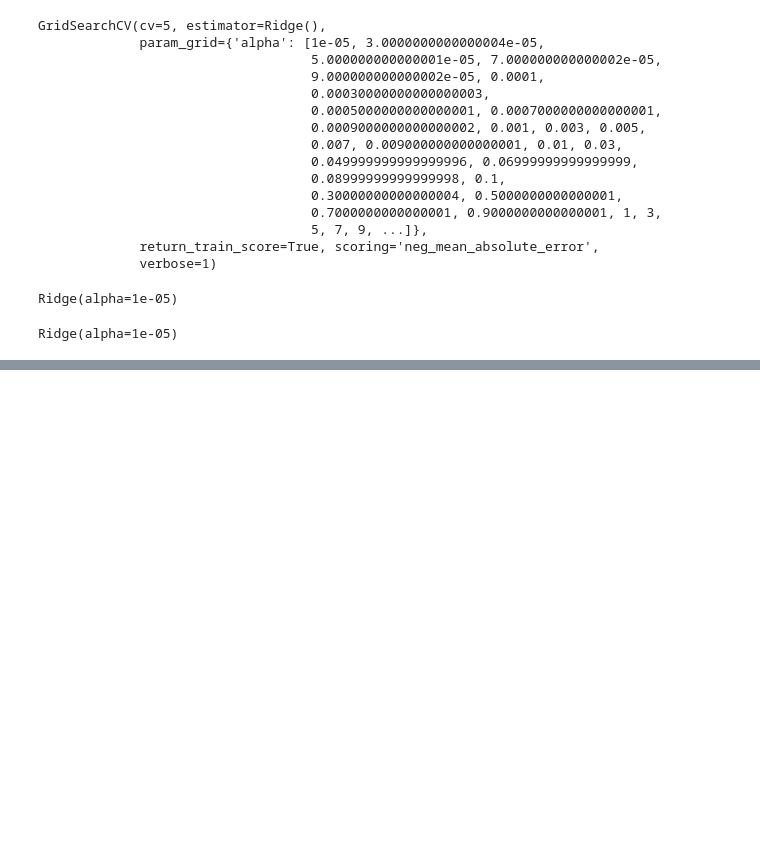
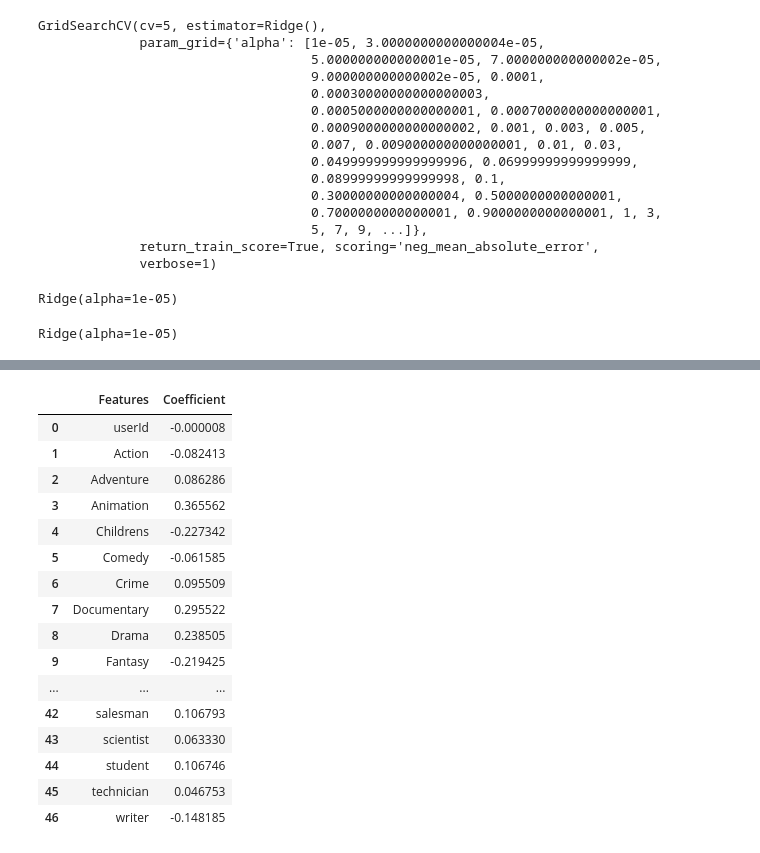
Before and after one commit to Harry-Turner/Python, a Jupyter notebook: ML_UserProfiles.ipynb, the cells around one changed output, grey strips where cells are left out. Saved outputs shown, nothing was run; the diff lists cells and outputs as text; code cells hidden in the pictures; blank space fills up the shorter version.

```diff
--- a/ML_UserProfiles.ipynb
+++ b/ML_UserProfiles.ipynb
@@ -387,0 +388,25 @@ error
+# %%
+ridge_results_dataframe = pandas.DataFrame({
+    "Features": X_train.columns,
+    "Coefficient": best_alpha_ridge.coef_
+})
+
+ridge_results_dataframe
+# %% [output]
+|  | Features | Coefficient |
+| 0 | userId | -0.000008 |
+| 1 | Action | -0.082413 |
+| 2 | Adventure | 0.086286 |
+| 3 | Animation | 0.365562 |
+| 4 | Childrens | -0.227342 |
+| 5 | Comedy | -0.061585 |
+| 6 | Crime | 0.095509 |
+| 7 | Documentary | 0.295522 |
+| 8 | Drama | 0.238505 |
+| 9 | Fantasy | -0.219425 |
+| ... | ... | ... |
+| 42 | salesman | 0.106793 |
+| 43 | scientist | 0.063330 |
+| 44 | student | 0.106746 |
+| 45 | technician | 0.046753 |
+| 46 | writer | -0.148185 |
```
Also changed, not shown: parts of 12 cells of this notebook.
